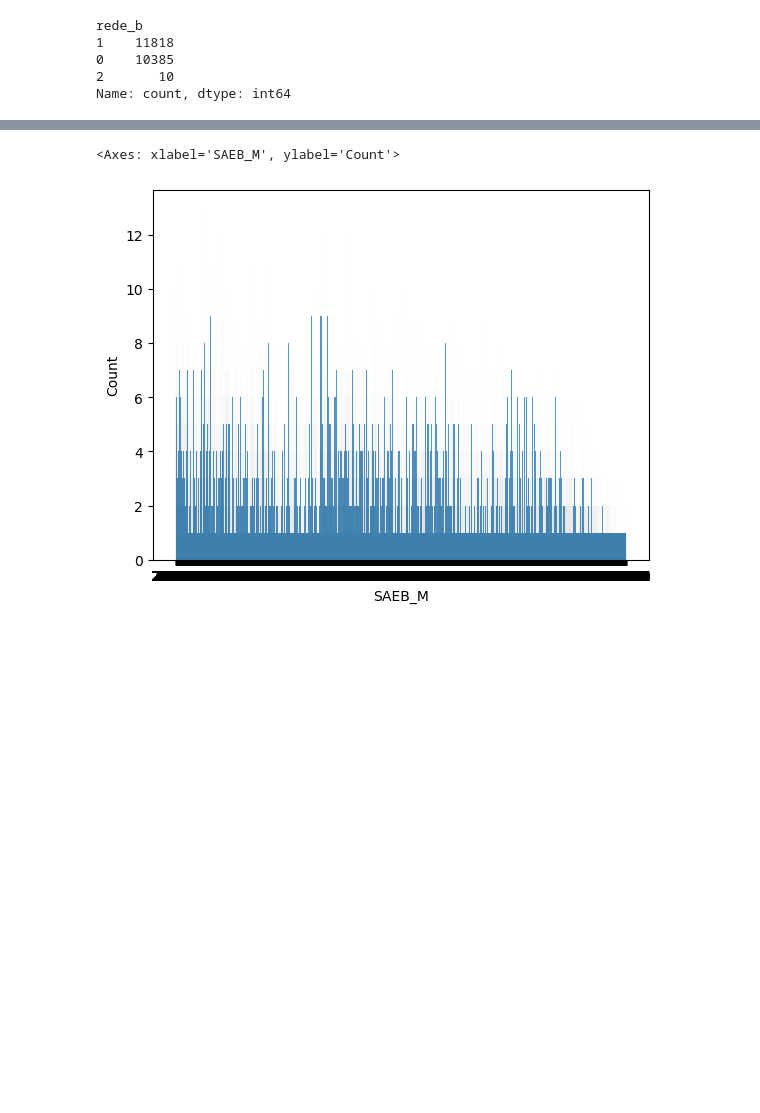
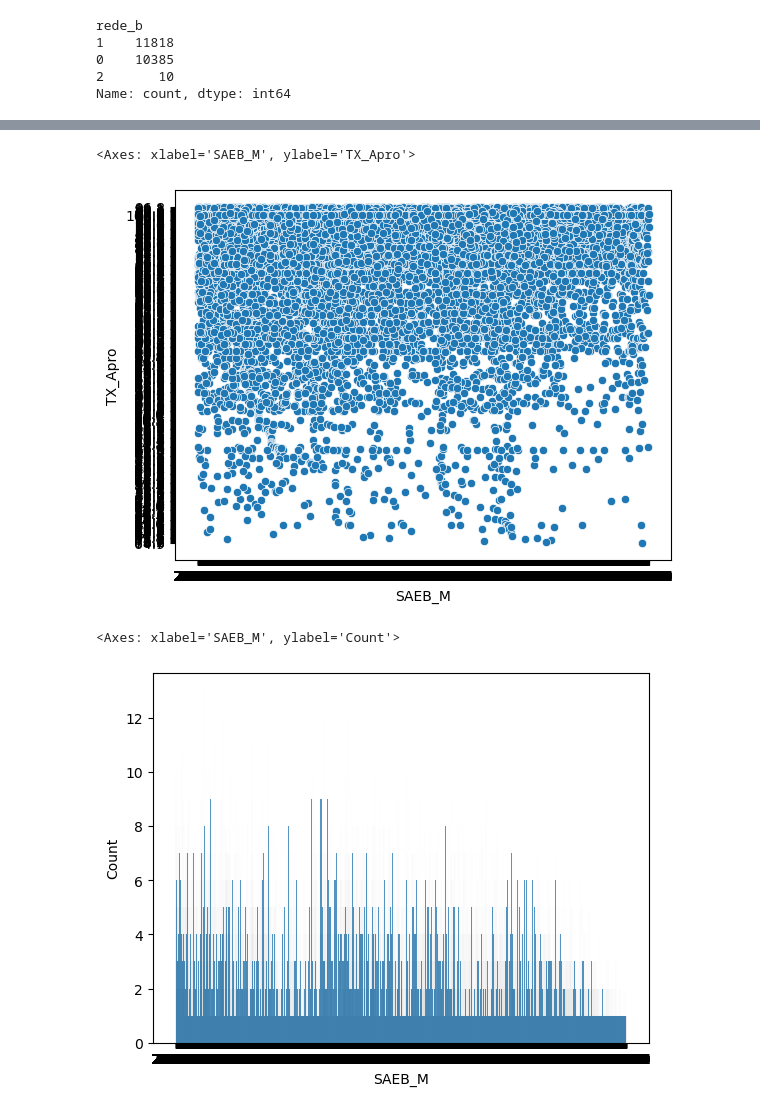
Before and after one commit to izazaka/ML, a Jupyter notebook: DRAFT/SAEB.ipynb, the cells around one changed output, grey strips where cells are left out. Drawn from its saved outputs; the diff is of its cells as text; code cells hidden in the pictures; blank space fills up the shorter version.

```diff
--- a/DRAFT/SAEB.ipynb
+++ b/DRAFT/SAEB.ipynb
@@ -203,3 +215,9 @@ saeb_m.head(10)
+# %%
+sns.scatterplot(data = saeb_m, x = "SAEB_M", y = "TX_Apro")
+               #hue = "rede_b")
+# %% [output]
+<Axes: xlabel='SAEB_M', ylabel='TX_Apro'>
+[figure, added]
 # %%
 sns.histplot(data = saeb_m, x = "SAEB_M", bins = 20)
 # %% [output]
```
Also changed, not shown: parts of 6 cells of this notebook, 2 other files.
